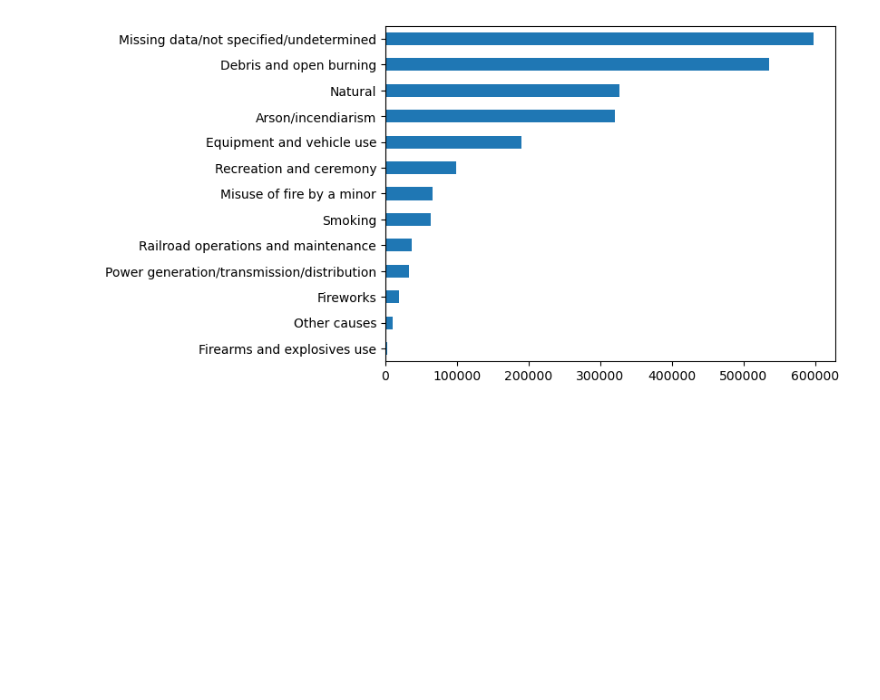
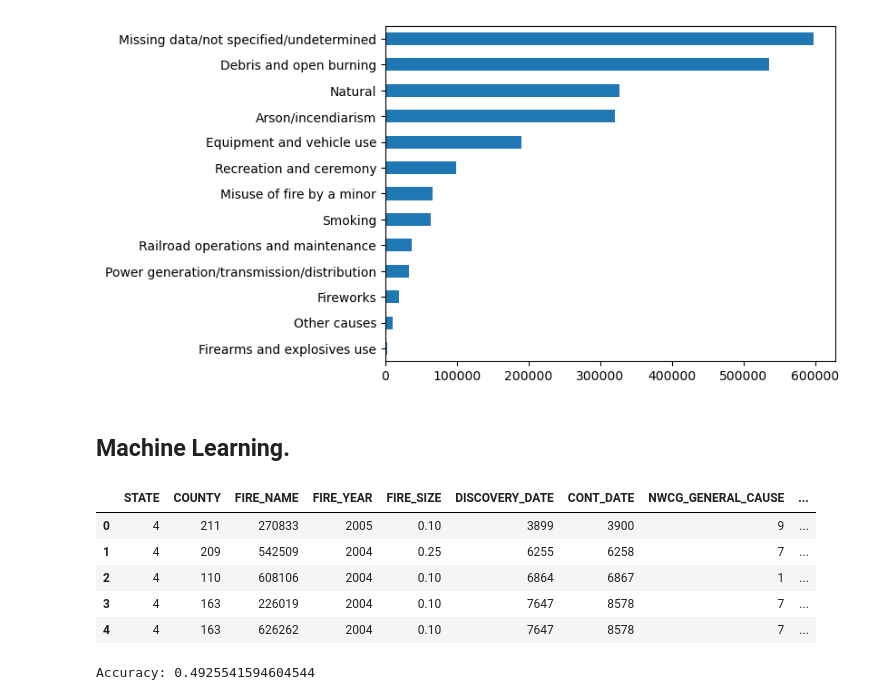
Before and after one commit to clovestad/Wild_fires, a Jupyter notebook: wildfires.ipynb, the cells around one changed output. Cells and saved outputs as stored; diff of their text form; code cells hidden in the pictures; blank space fills up the shorter version.

Commit message:
decision tree/feature engineering

```diff
--- a/wildfires.ipynb
+++ b/wildfires.ipynb
@@ -117,5 +118,27 @@ df['NWCG_GENERAL_CAUSE'].value_counts().sort_values().plot(kind='barh')
 plt.show()
 # %% [output]
 [figure]
+# %% [markdown]
+## Machine Learning.
+# %%
+# prepare DF for machine leaning by encoding all categorical to numeric for machine learning.
+for col in df.columns:
+    # Check if the column has non-numeric data
+    if df[col].dtype == 'object':
+        # Use LabelEncoder for categorical data
+        label_encoder = LabelEncoder()
+        df[col] = label_encoder.fit_transform(df[col].astype(str))
+    elif df[col].dtype == 'bool':
+        # Convert boolean values to numeric
+        df[col] = df[col].astype(int)
+# %%
+df.head()
+# %% [output]
+|  | STATE | COUNTY | FIRE_NAME | FIRE_YEAR | FIRE_SIZE | DISCOVERY_DATE | CONT_DATE | NWCG_GENERAL_CAUSE | ... |
+| 0 | 4 | 211 | 270833 | 2005 | 0.10 | 3899 | 3900 | 9 | ... |
+| 1 | 4 | 209 | 542509 | 2004 | 0.25 | 6255 | 6258 | 7 | ... |
+| 2 | 4 | 110 | 608106 | 2004 | 0.10 | 6864 | 6867 | 1 | ... |
+| 3 | 4 | 163 | 226019 | 2004 | 0.10 | 7647 | 8578 | 7 | ... |
+| 4 | 4 | 163 | 626262 | 2004 | 0.10 | 7647 | 8578 | 7 | ... |
 # %%
 #test train split
@@ -127,0 +151,18 @@ X_train, X_test, y_train, y_test = train_test_split(X,y,test_size=0.3, random_st
+# %%
+from sklearn.tree import DecisionTreeClassifier
+from sklearn.metrics import accuracy_score
+
+# Create a Decision Tree Classifier
+clf = DecisionTreeClassifier(random_state=0)
+
+# Train the classifier on the training set
+clf.fit(X_train, y_train)
+
+# Make predictions on the test set
+y_pred = clf.predict(X_test)
+
+# Evaluate the classifier
+accuracy = accuracy_score(y_test, y_pred)
+print(f'Accuracy: {accuracy}')
+# %% [output]
+Accuracy: 0.4925541594604544
```
Also changed, not shown: parts of 7 cells of this notebook.
